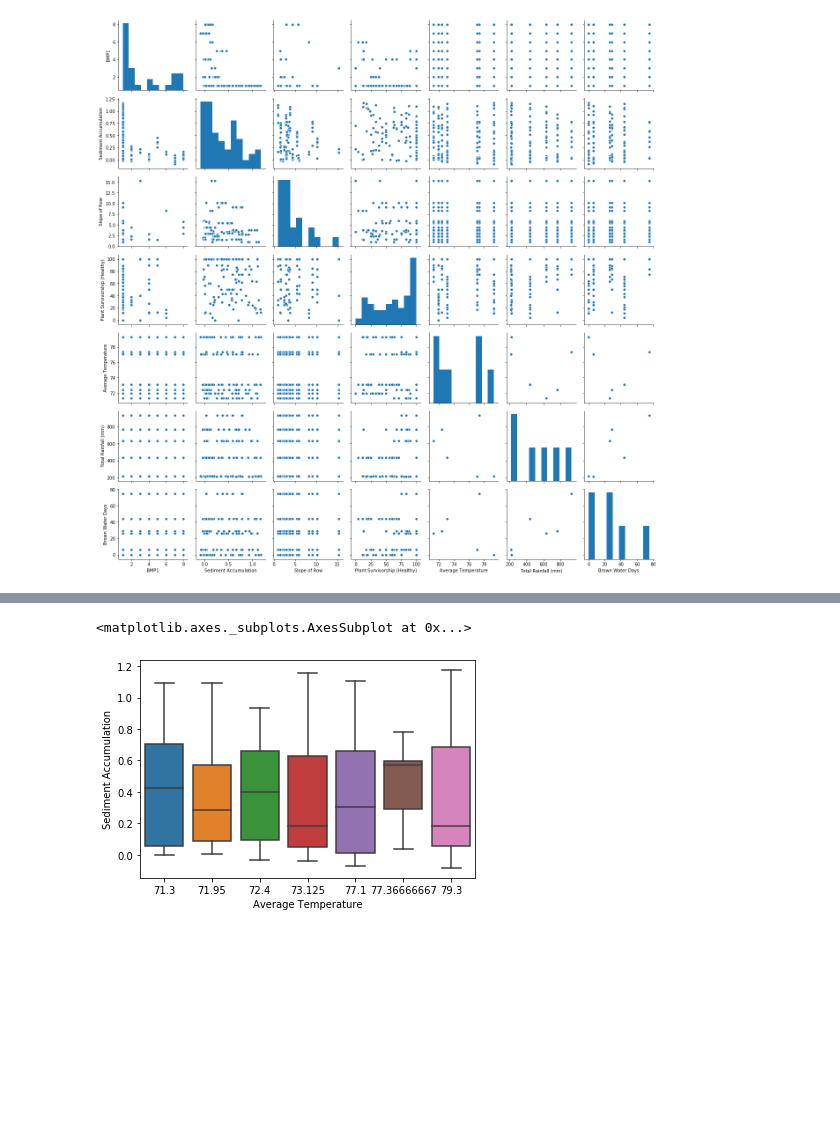
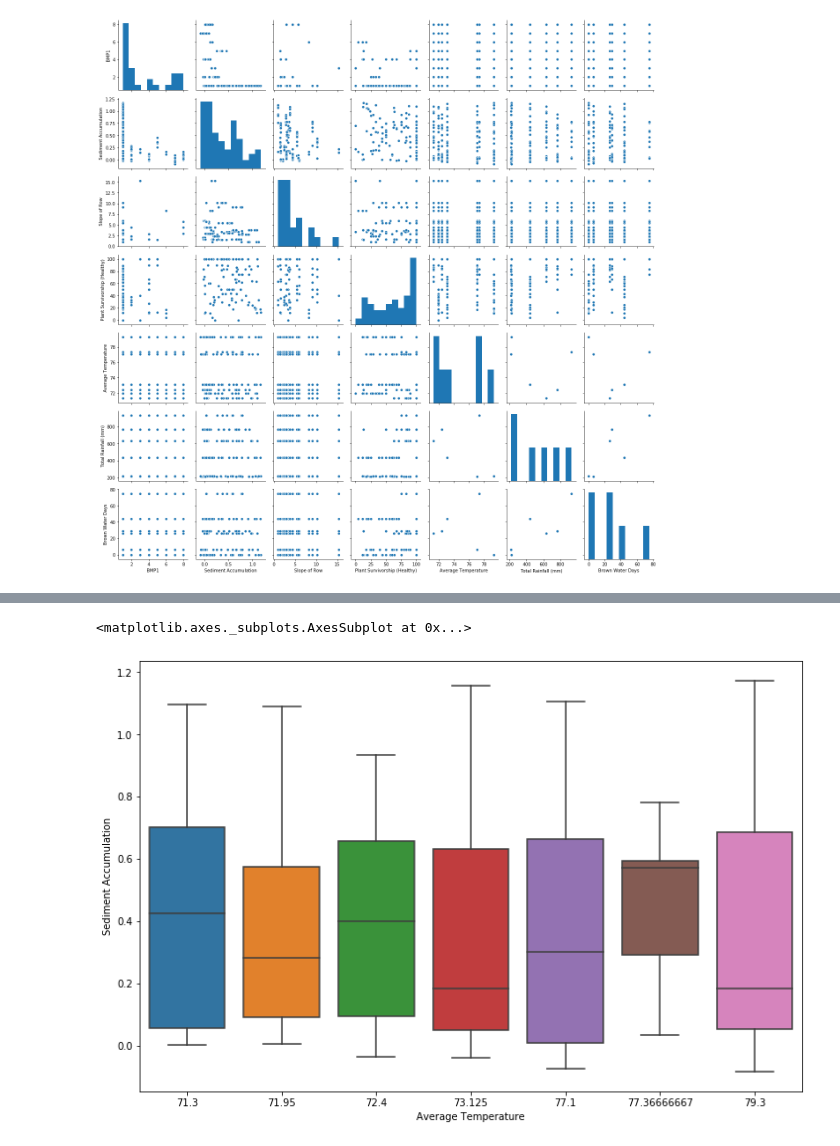
Before and after one commit to amgadellaboudy/Portfolio, a Jupyter notebook: CORAL Data Analysis.ipynb, the cells around one changed output, grey strips where cells are left out. Saved outputs shown, nothing was run; the diff lists cells and outputs as text; code cells hidden in the pictures; blank space fills up the shorter version.

```diff
--- a/CORAL Data Analysis.ipynb
+++ b/CORAL Data Analysis.ipynb
@@ -18,6 +19,7 @@ df['Plant Survivorship (Healthy)'] = df['Plant Survivorship (Healthy)'].str.stri
 df['Plant Survivorship (Healthy)'] = df['Plant Survivorship (Healthy)'].astype(float)
 
 df = df.rename(columns= {'Code (1=Vetiver; 2=Pili; 3=Double Pili; 4=Coconut Courier; 5=Sandbag; 6=Living Sandbag; 7=Kickout; 8=Control)':'BMP1'})
+df['Sample Date'] = pd.to_datetime(df['Sample Date'])
 # %%
 df.head()
 # %% [output]
@@ -57,6 +61,7 @@ sns.boxplot(df['BMP1'], df['Sediment Accumulation'])
 # %%
+plt.figure(figsize= (12,8))
 sns.boxplot(df['Average Temperature'], df['Sediment Accumulation'])
 # %% [output]
 <matplotlib.axes._subplots.AxesSubplot at 0x...>
-[figure, old version]
+[figure, new version]
 # %%
```
Also changed, not shown: parts of 7 cells of this notebook.
